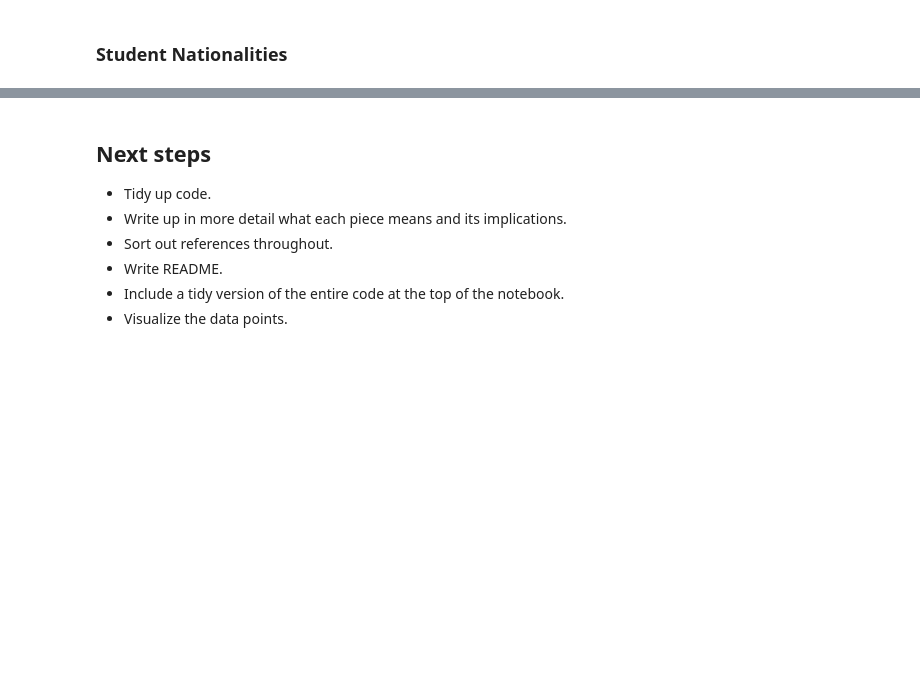
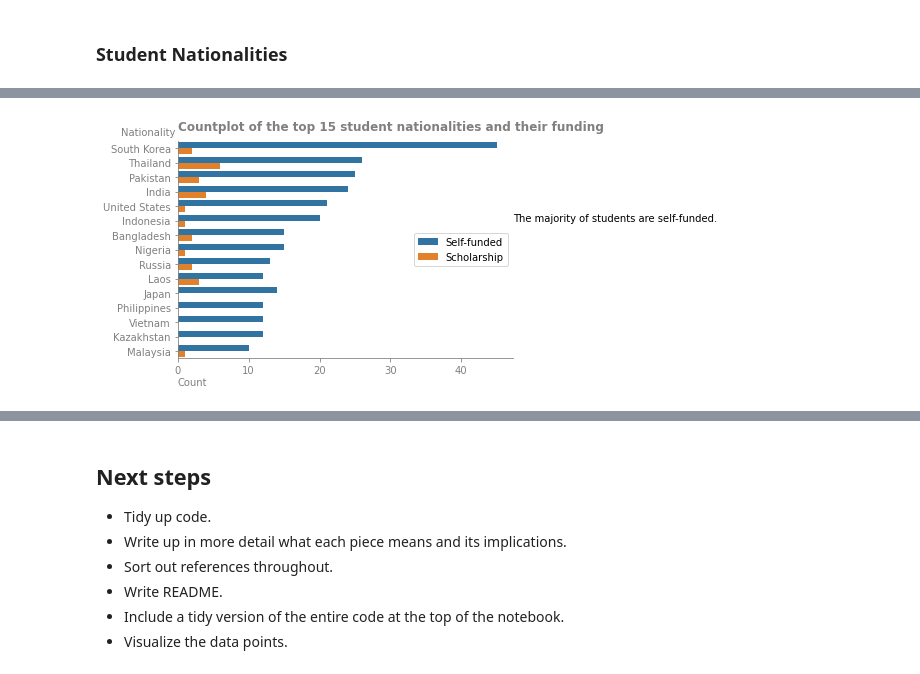
Before and after one commit to OtherBrian/pda-project, a Jupyter notebook: simulated-dataset.ipynb, the cells around one changed output, grey strips where cells are left out. Cells and saved outputs as stored; diff of their text form; code cells hidden in the pictures; blank space fills up the shorter version.

```diff
--- a/simulated-dataset.ipynb
+++ b/simulated-dataset.ipynb
@@ -880,0 +874,9 @@ ax;
+# %%
+fig, ax = plt.subplots()
+ax = sns.countplot(y="Nationality", hue="Scholarship", data=chinese_class_df,
+              order=chinese_class_df.Nationality.value_counts().iloc[:15].index)
+format_plots(ax, "Countplot of the top 15 student nationalities and their funding", "Count", "Nationality")
+fig.text(0.9, 0.6, "The majority of students are self-funded.", ha='left')
+plt.legend(['Self-funded', 'Scholarship']);
+# %% [output]
+[figure, added]
```
Also changed, not shown: parts of 28 cells of this notebook.
